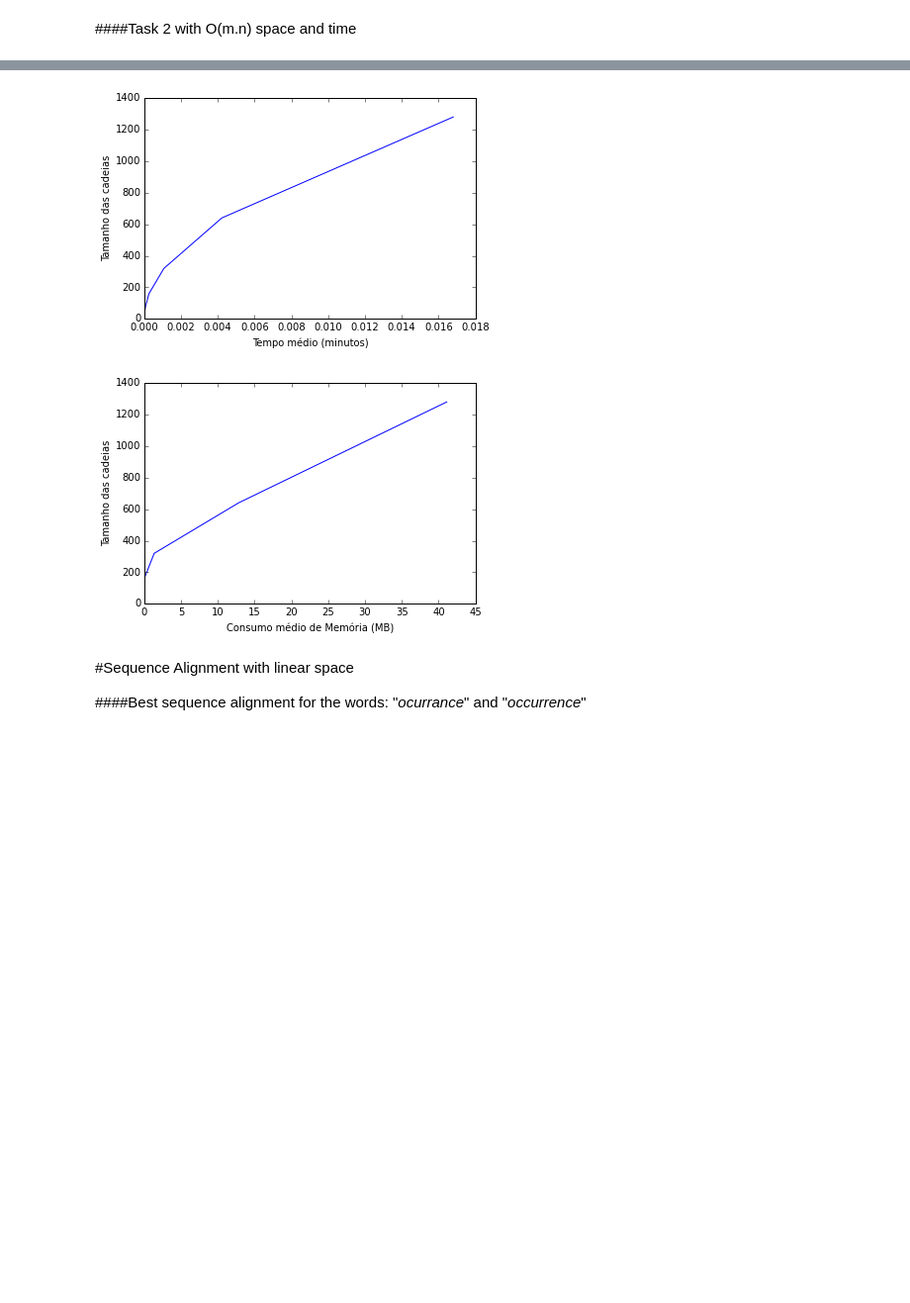
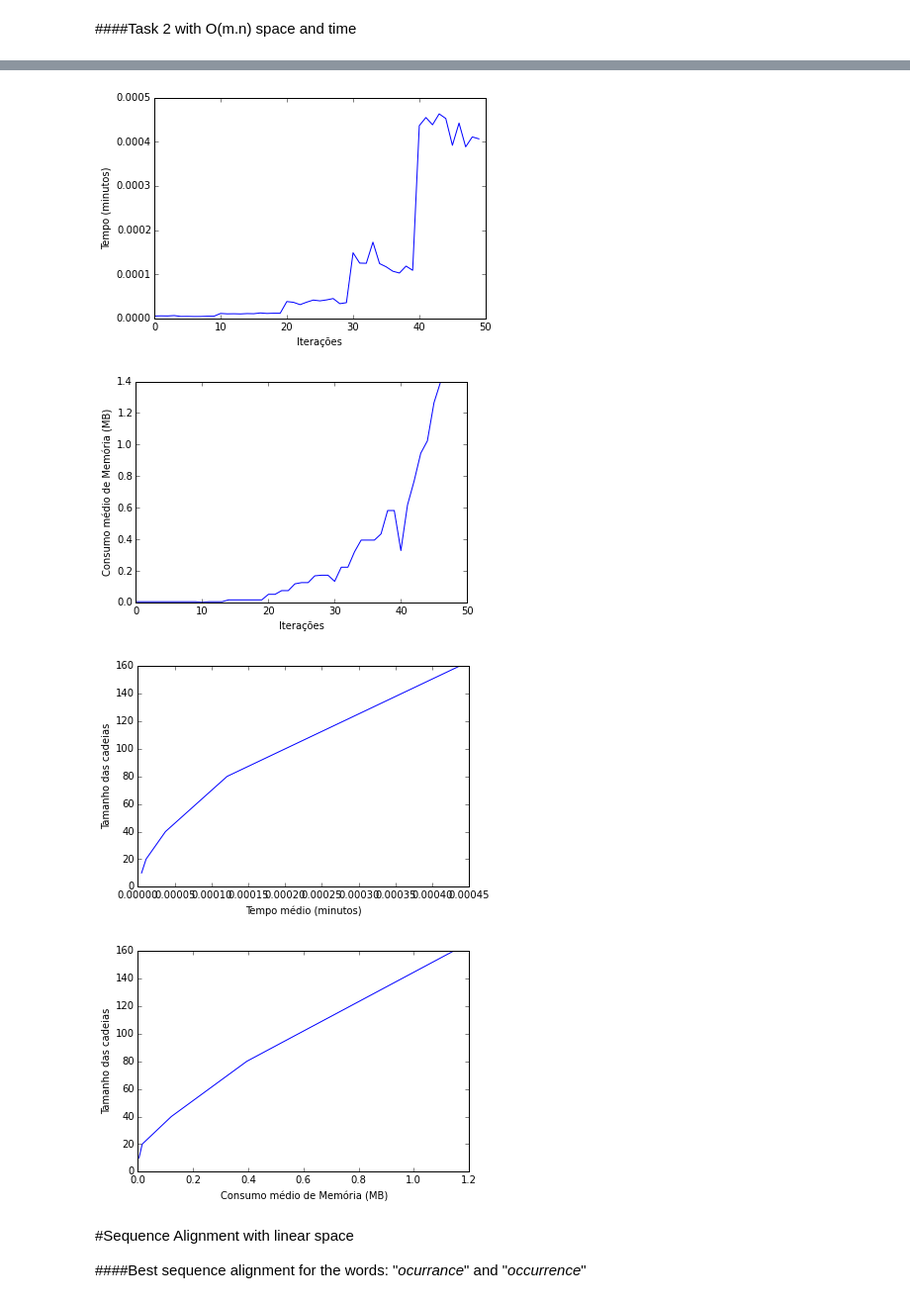
Before and after one commit to phalves/SequenceAlignment, a Jupyter notebook: Sequence Alignment.ipynb, the cells around one changed output, grey strips where cells are left out. Shown: that part at 99% size. Drawn from its saved outputs; the diff is of its cells as text; code cells hidden in the pictures; blank space fills up the shorter version.

Commit message:
Add util.py

```diff
--- a/Sequence Alignment.ipynb
+++ b/Sequence Alignment.ipynb
@@ -116,22 +104,12 @@ Used memory: 47.996 MB
-# %%
-import matplotlib.pyplot as plt
-
-
-plt.figure(1)
-# Size X Time
-plt.plot(result[1], result[0])
-plt.xlabel(u"Tempo médio (minutos)")
-plt.ylabel(u"Tamanho das cadeias")
-
-# Size i X Memory
-plt.figure(2)
-plt.plot(result[2], result[0])
-plt.xlabel(u"Consumo médio de Memória (MB)")
-plt.ylabel(u"Tamanho das cadeias")
-plt.show()
-# %% [output]
-[figure, removed]
-[figure, removed]
+# %%
+from util1 import plot
+
+plot(result)
+# %% [output]
+[figure, added]
+[figure, added]
+[figure, added]
+[figure, added]
 # %% [markdown]
 #Sequence Alignment with linear space
 
```
Also changed, not shown: parts of 6 cells of this notebook, 1 other file.
